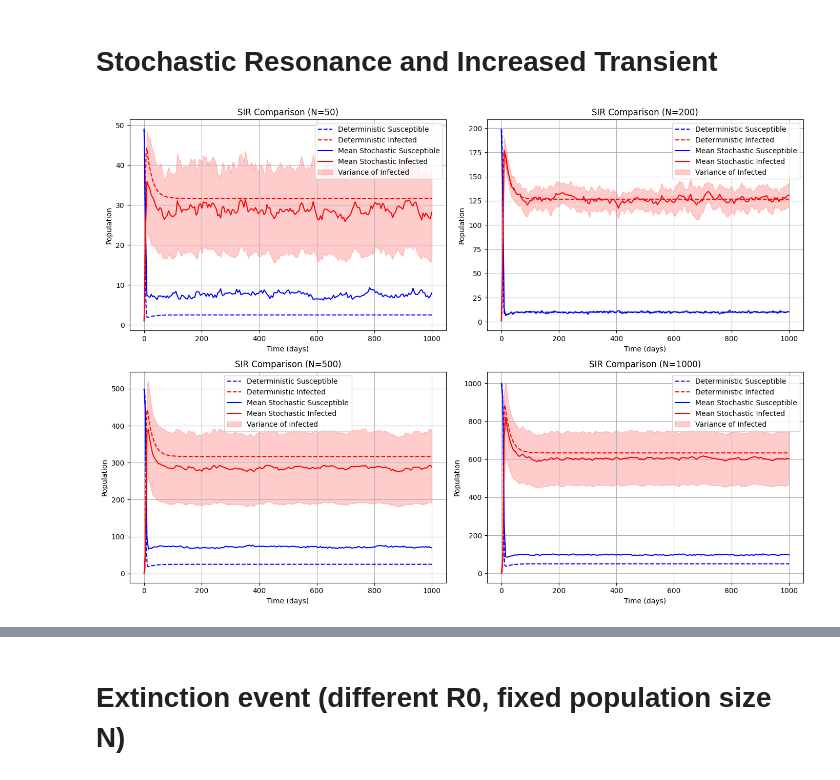
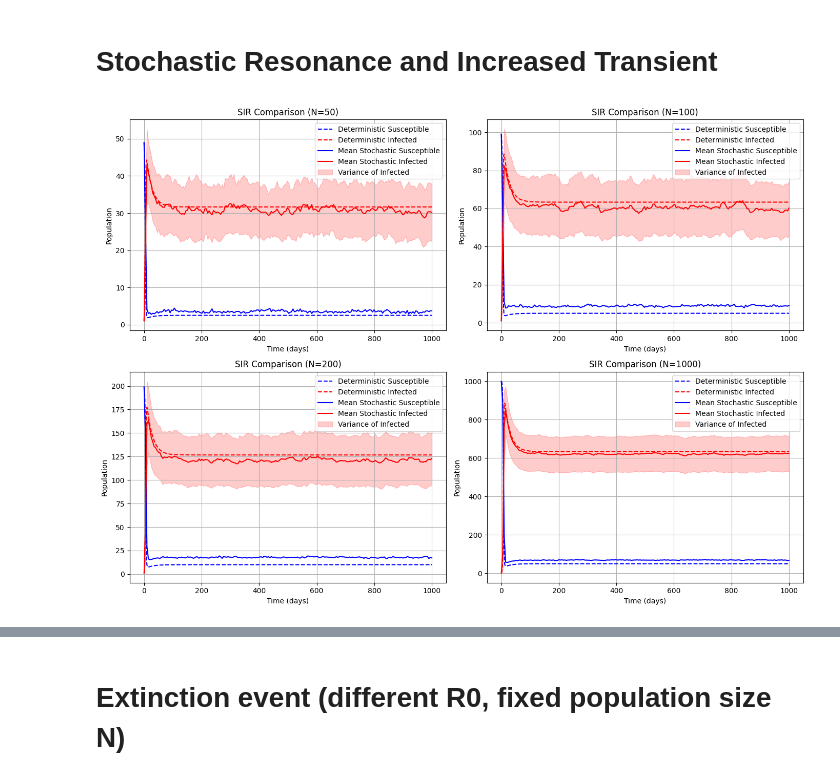
Before and after one commit to zoeazra/CLS-Ass-2, a Jupyter notebook: assignment 2.ipynb, the cells around one changed output, grey strips where cells are left out. Drawn from its saved outputs; the diff is of its cells as text; code cells hidden in the pictures.

```diff
--- a/assignment 2.ipynb
+++ b/assignment 2.ipynb
@@ -872,15 +871,15 @@ plt.show()
 # %% [markdown]
 # Stochastic Resonance and Increased Transient
 # %%
-N = [50, 200, 500, 1000]
+N = [50, 100, 200, 1000]
 beta = 1
 gamma = 1 / 60
 mu = 1 / 30
 start_t = 0
 end_t = 1000
 points_t = 1000
-sims = 20
 tend = 1000
+sims = 50
 
 seed = 42
 
@@ -895,32 +894,32 @@ for i, n in enumerate(N):
     Xd, Yd, Zd, time, R0_det = deterSol(X0, Y0, Z0, n, beta, gamma, mu, start_t, end_t, points_t)
 
     # Stochastic simulation
     time_p, all_Xs, all_Ys, all_Zs = run_stoch_sim(sims, X0, Y0, Z0, beta, gamma, mu, n, tend, seed = seed)
     mean_Xs, mean_Ys, mean_Zs, var_Xs, var_Ys, var_Zs, cov_Xs_Ys = mean_var_cov_stoch(all_Xs, all_Ys, all_Zs, len(time_p))
 
     # Plot deterministic results
     axs[i // 2, i % 2].plot(time, Xd, 'b--', label="Deterministic Susceptible")
     axs[i // 2, i % 2].plot(time, Yd, 'r--', label="Deterministic Infected")
 
     # Plot stochastic results
     axs[i // 2, i % 2].plot(time_p, mean_Xs, 'b', label=f"Mean Stochastic Susceptible")
     axs[i // 2, i % 2].plot(time_p, mean_Ys, 'r', label=f"Mean Stochastic Infected")
 
     # Plot variance as shaded area
     axs[i // 2, i % 2].fill_between(time_p,
                                      mean_Ys - np.sqrt(var_Ys),
                                      mean_Ys + np.sqrt(var_Ys),
                                      color='red', alpha=0.2, label='Variance of Infected')
 
     # Title, labels, and grid
     axs[i // 2, i % 2].set_title(f"SIR Comparison (N={n})")
     axs[i // 2, i % 2].set_xlabel("Time (days)")
     axs[i // 2, i % 2].set_ylabel("Population")
     axs[i // 2, i % 2].legend()
     axs[i // 2, i % 2].grid()
 
 plt.tight_layout()
 plt.show()
 # %% [output]
-[figure, old version]
+[figure, new version]
 # %%
```
Also changed, not shown: parts of 7 cells of this notebook.
